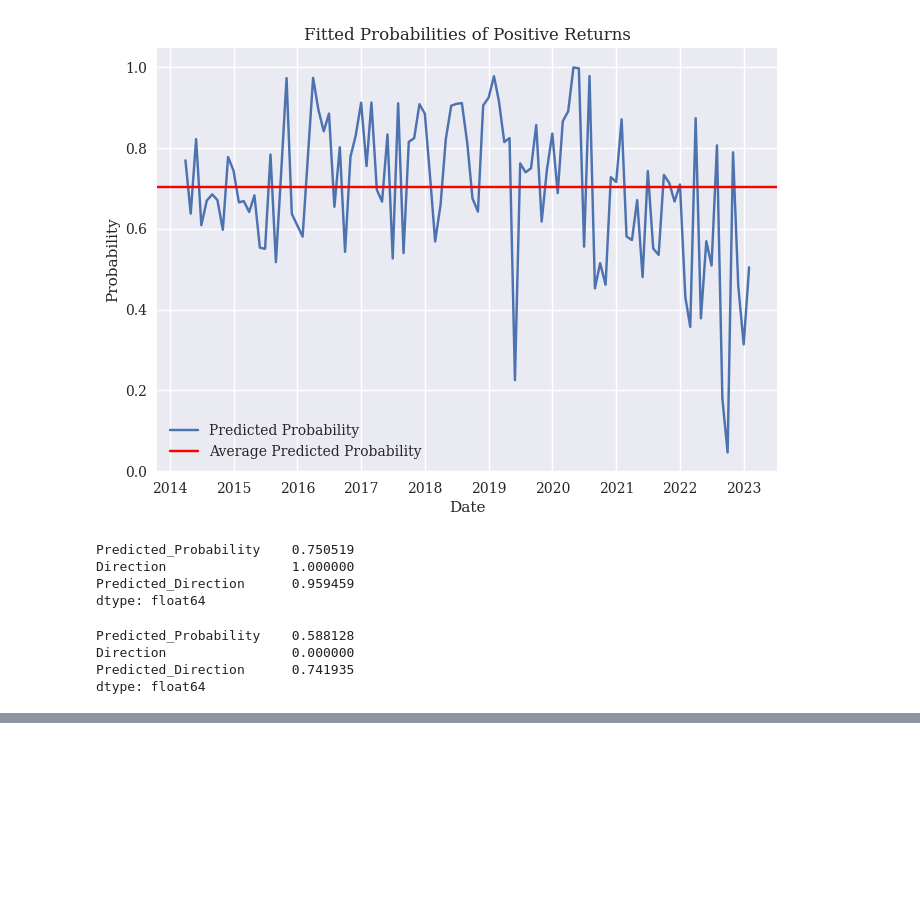
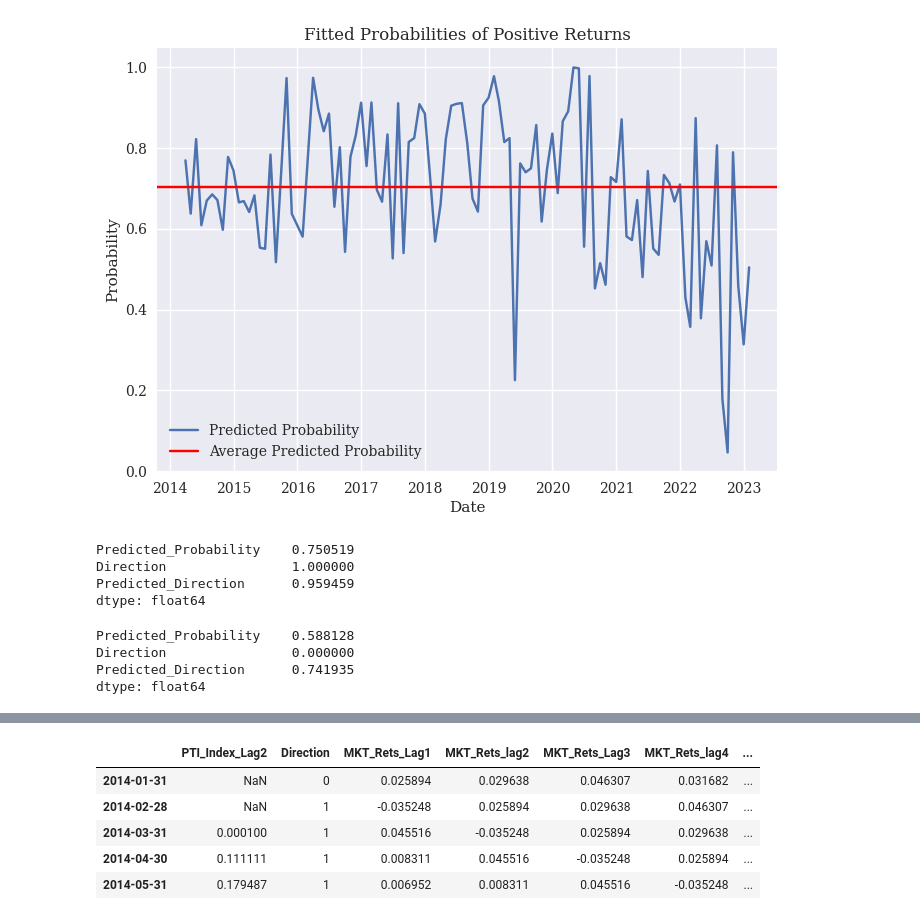
Before and after one commit to dcstein22/economics, a Jupyter notebook: Stein_QTS_Project.ipynb, the cells around one changed output, grey strips where cells are left out. Cells and saved outputs as stored; diff of their text form; code cells hidden in the pictures; blank space fills up the shorter version.

```diff
--- a/Stein_QTS_Project.ipynb
+++ b/Stein_QTS_Project.ipynb
@@ -739,0 +779,32 @@ dtype: float64
+# %%
+pti_values = pti_index[['PTI_Index']].shift(2)
+pti_values.columns = ['PTI_Index_Lag2']
+DESIGN_MATRIX = pti_values
+# %%
+DESIGN_MATRIX = DESIGN_MATRIX.merge(direction_df,left_index=True, right_index=True)
+DESIGN_MATRIX = DESIGN_MATRIX.merge(MARKET_lag1, left_index=True, right_index=True)
+DESIGN_MATRIX = DESIGN_MATRIX.merge(MARKET_lag2, left_index=True, right_index=True)
+DESIGN_MATRIX = DESIGN_MATRIX.merge(MARKET_lag3, left_index=True, right_index=True)
+DESIGN_MATRIX = DESIGN_MATRIX.merge(MARKET_lag4, left_index=True, right_index=True)
+#DESIGN_MATRIX = DESIGN_MATRIX.merge(MARKET_lag6, left_index=True, right_index=True)
+#DESIGN_MATRIX = DESIGN_MATRIX.merge(MARKET_lag12, left_index=True, right_index=True)
+#DESIGN_MATRIX = DESIGN_MATRIX.merge(MARKET_Lag24, left_index=True, right_index=True)
+# Adding Macroeconomic and other Important Financial Variables
+
+DESIGN_MATRIX = DESIGN_MATRIX.merge(TB3_Rate_Lag1, left_index=True, right_index=True)
+DESIGN_MATRIX = DESIGN_MATRIX.merge(tsspread_lag1, left_index=True, right_index=True)
+DESIGN_MATRIX = DESIGN_MATRIX.merge(dsspread_lag1, left_index=True, right_index=True)
+DESIGN_MATRIX = DESIGN_MATRIX.merge(epratio_lag1, left_index=True, right_index=True)
+DESIGN_MATRIX = DESIGN_MATRIX.merge(oil_lag, left_index=True, right_index=True)
+DESIGN_MATRIX = DESIGN_MATRIX.merge(oil_rets_sq, left_index=True, right_index=True)
+DESIGN_MATRIX = DESIGN_MATRIX.merge(inflation_lag2, left_index=True, right_index=True)
+DESIGN_MATRIX = DESIGN_MATRIX.merge(inflation_yoy_sq, left_index=True, right_index=True)
+DESIGN_MATRIX = DESIGN_MATRIX.merge(consumer_sentiment_lag1, left_index=True, right_index=True)
+DESIGN_MATRIX.head(5)
+# %% [output]
+|  | PTI_Index_Lag2 | Direction | MKT_Rets_Lag1 | MKT_Rets_lag2 | MKT_Rets_Lag3 | MKT_Rets_lag4 | ... |
+| 2014-01-31 | NaN | 0 | 0.025894 | 0.029638 | 0.046307 | 0.031682 | ... |
+| 2014-02-28 | NaN | 1 | -0.035248 | 0.025894 | 0.029638 | 0.046307 | ... |
+| 2014-03-31 | 0.000100 | 1 | 0.045516 | -0.035248 | 0.025894 | 0.029638 | ... |
+| 2014-04-30 | 0.111111 | 1 | 0.008311 | 0.045516 | -0.035248 | 0.025894 | ... |
+| 2014-05-31 | 0.179487 | 1 | 0.006952 | 0.008311 | 0.045516 | -0.035248 | ... |
```
Also changed, not shown: parts of 52 cells of this notebook, 1 other file.
